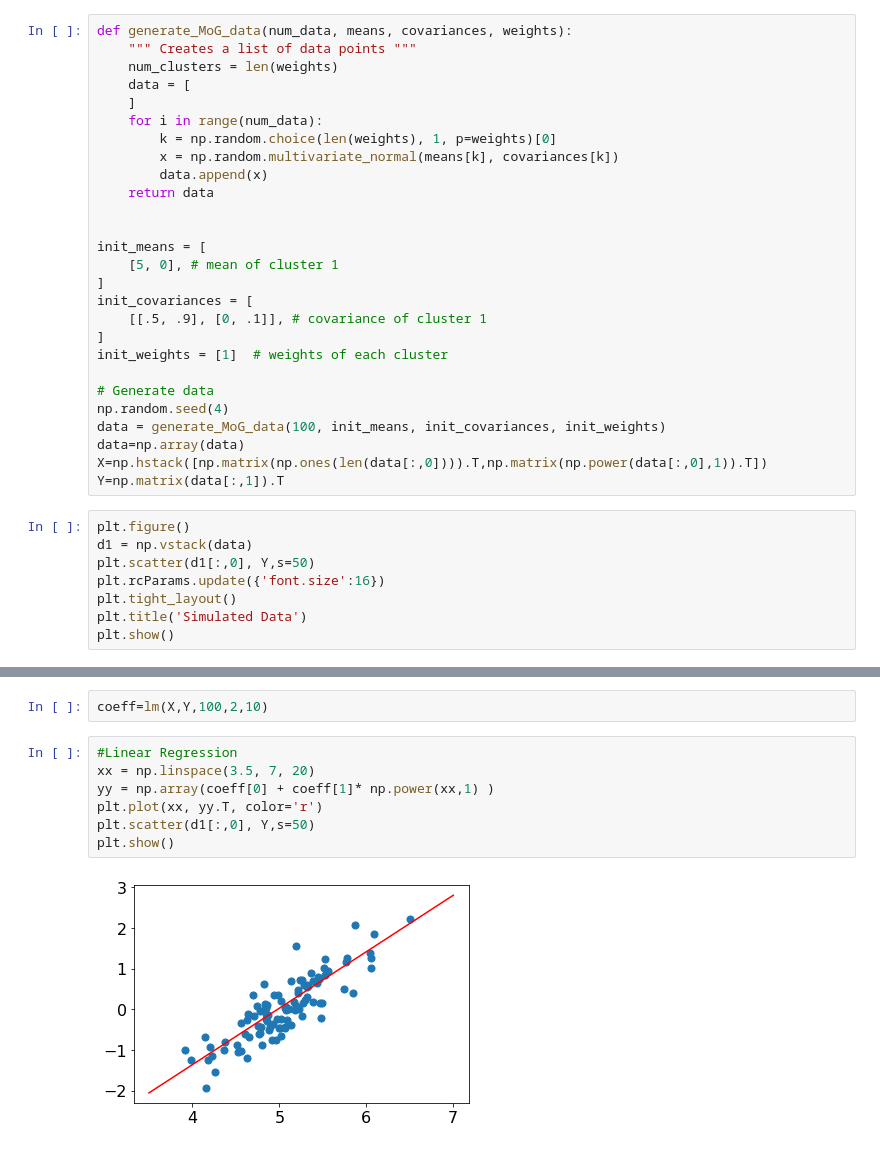
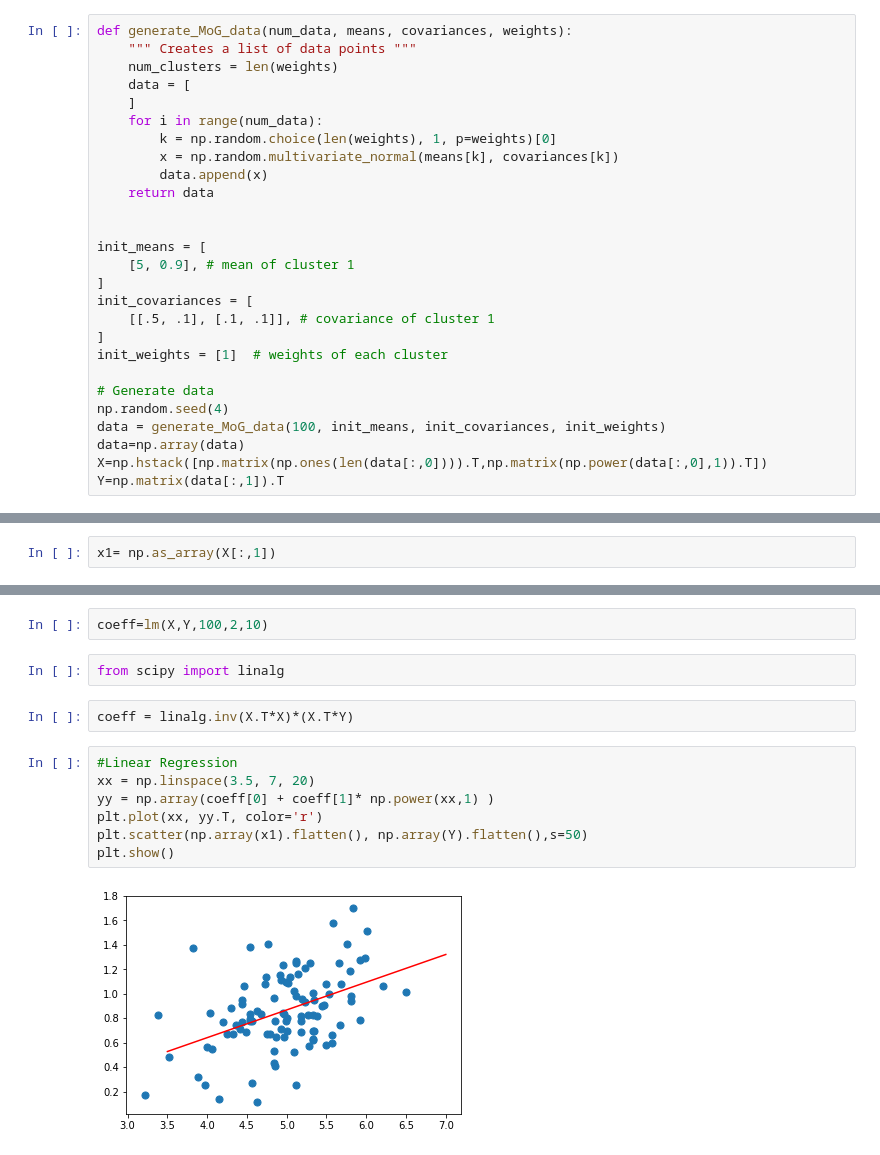
Before and after one commit to AtulAnshumanSingh/MachineLearning, a Jupyter notebook: Implementing Singular Value Decomposition algorithm with application to Linear Regression analysis.ipynb, the cells around one changed output, grey strips where cells are left out. Cells and saved outputs as stored; diff of their text form.

```diff
--- a/Implementing Singular Value Decomposition algorithm with application to Linear Regression analysis.ipynb
+++ b/Implementing Singular Value Decomposition algorithm with application to Linear Regression analysis.ipynb
@@ -175,10 +175,10 @@ def generate_MoG_data(num_data, means, covariances, weights):
 
 
 init_means = [
-    [5, 0], # mean of cluster 1
+    [5, 0.9], # mean of cluster 1
 ]
 init_covariances = [
-    [[.5, .9], [0, .1]], # covariance of cluster 1
+    [[.5, .1], [.1, .1]], # covariance of cluster 1
 ]
 init_weights = [1]  # weights of each cluster
 
@@ -188,11 +188,3 @@ data = generate_MoG_data(100, init_means, init_covariances, init_weights)
 data=np.array(data)
 X=np.hstack([np.matrix(np.ones(len(data[:,0]))).T,np.matrix(np.power(data[:,0],1)).T])
 Y=np.matrix(data[:,1]).T
-# %%
-plt.figure()
-d1 = np.vstack(data)
-plt.scatter(d1[:,0], Y,s=50)
-plt.rcParams.update({'font.size':16})
-plt.tight_layout()
-plt.title('Simulated Data')
-plt.show()
@@ -200,0 +191,2 @@ plt.show()
+# %%
+x1= np.as_array(X[:,1])
@@ -201,11 +223,15 @@ plt.show()
 # %%
 coeff=lm(X,Y,100,2,10)
+# %%
+from scipy import linalg
+# %%
+coeff = linalg.inv(X.T*X)*(X.T*Y)
 # %%
 #Linear Regression
 xx = np.linspace(3.5, 7, 20)
 yy = np.array(coeff[0] + coeff[1]* np.power(xx,1) )
 plt.plot(xx, yy.T, color='r')
-plt.scatter(d1[:,0], Y,s=50)
+plt.scatter(np.array(x1).flatten(), np.array(Y).flatten(),s=50)
 plt.show()
 # %% [output]
-[figure, old version]
+[figure, new version]
```
Also changed, not shown: parts of 4 cells of this notebook, 9 other files.
